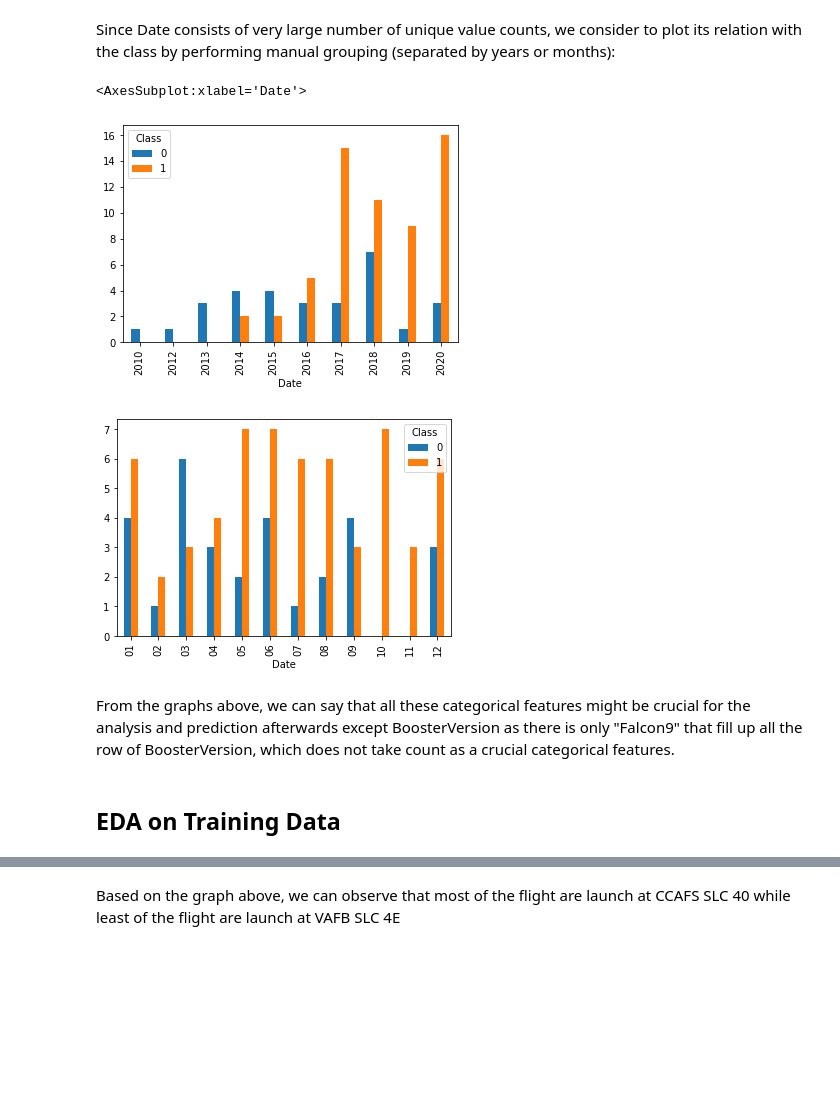
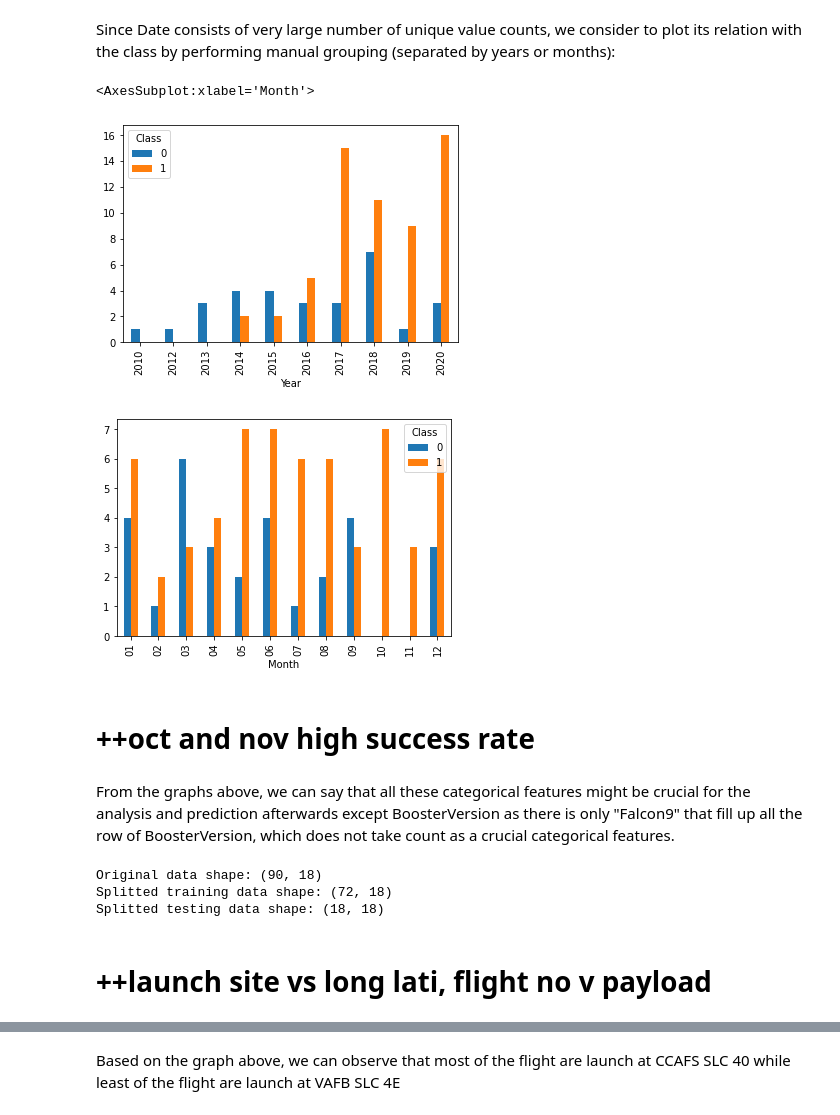
Before and after one commit to chiakl/spacex, a Jupyter notebook: spacex.ipynb, the cells around one changed output, grey strips where cells are left out. Drawn from its saved outputs; the diff is of its cells as text; code cells hidden in the pictures; blank space fills up the shorter version.

```diff
--- a/spacex.ipynb
+++ b/spacex.ipynb
@@ -277,25 +278,37 @@ Since Date consists of very large number of unique value counts, we consider to
 # %%
 year = []
 month = []
 for i in df["Date"]:
     year.append(i.split("-")[0])
     month.append(i.split("-")[1])
 
 df1 = df.copy()
-df1["Date"] = year
-df1.groupby(['Date','Class']).size().unstack().plot(kind='bar')
+df1["Year"] = year
+df1.groupby(['Year','Class']).size().unstack().plot(kind='bar')
 
 df2 = df.copy()
-df2["Date"] = month
-df2.groupby(['Date','Class']).size().unstack().plot(kind='bar')
+df2["Month"] = month
+df2.groupby(['Month','Class']).size().unstack().plot(kind='bar')
 # %% [output]
-<AxesSubplot:xlabel='Date'>
+<AxesSubplot:xlabel='Month'>
 [figure]
-[figure, old version]
+[figure, new version]
+# %% [markdown]
+# ++oct and nov high success rate
 # %% [markdown]
 From the graphs above, we can say that all these categorical features might be crucial for the analysis and prediction afterwards except BoosterVersion as there is only "Falcon9" that fill up all the row of BoosterVersion, which does not take count as a crucial categorical features.
+# %%
+from sklearn.model_selection import train_test_split
+spacex_train, spacex_test = train_test_split(df, test_size=0.2, random_state=2)
+print("Original data shape: {}".format(df.shape))
+print("Splitted training data shape: {}".format(spacex_train.shape))
+print("Splitted testing data shape: {}".format(spacex_test.shape))
+# %% [output]
+Original data shape: (90, 18)
+Splitted training data shape: (72, 18)
+Splitted testing data shape: (18, 18)
 # %% [markdown]
-## EDA on Training Data
+# ++launch site vs long lati, flight no v payload
 # %%
 # Visualize the relationship between launch site and flight number to get insight on which launch site result in better
 # landing outcome)
```
Also changed, not shown: parts of 93 cells of this notebook.
